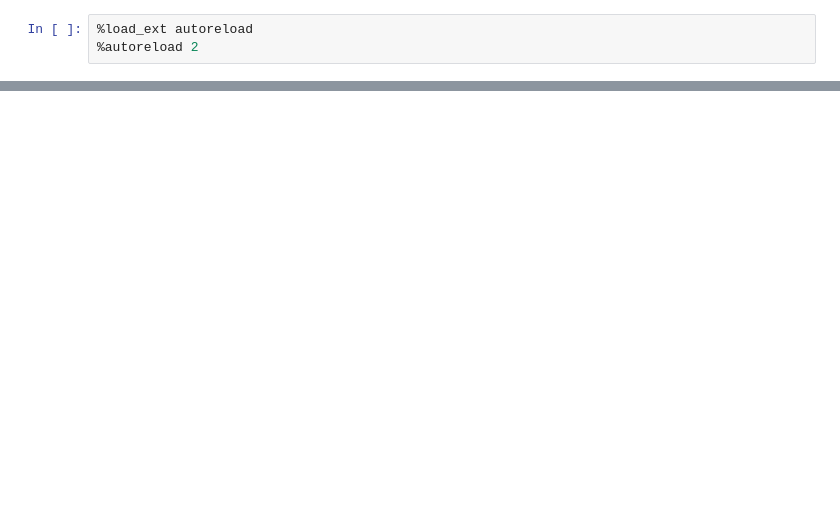
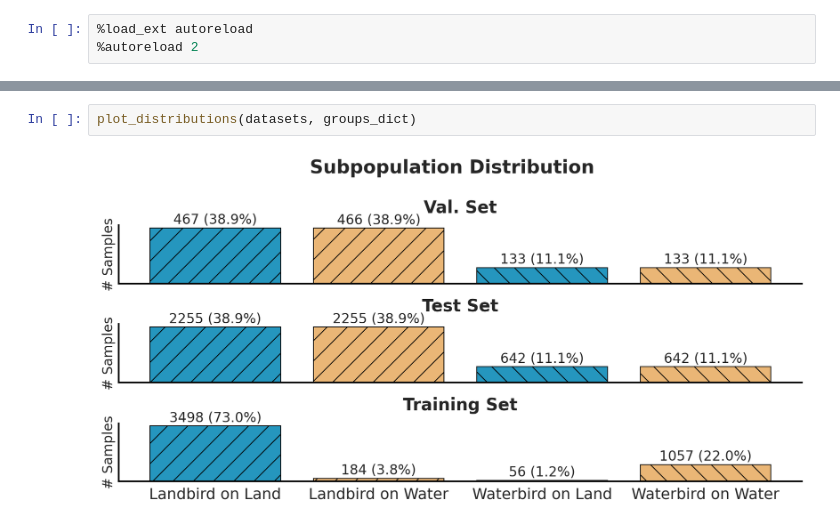
Before and after one commit to minhto2802/DPE, a Jupyter notebook: notebooks/01_waterbirds_with_attribute_annotation.ipynb, the cells around one changed output, grey strips where cells are left out. Drawn from its saved outputs; the diff is of its cells as text; blank space fills up the shorter version.

```diff
--- a/notebooks/01_waterbirds_with_attribute_annotation.ipynb
+++ b/notebooks/01_waterbirds_with_attribute_annotation.ipynb
@@ -74,0 +48,4 @@ def get_train_loader():
+# %%
+plot_distributions(datasets, groups_dict)
+# %% [output]
+[figure, added]
```
Also changed, not shown: parts of 13 cells of this notebook, 7 other files.
